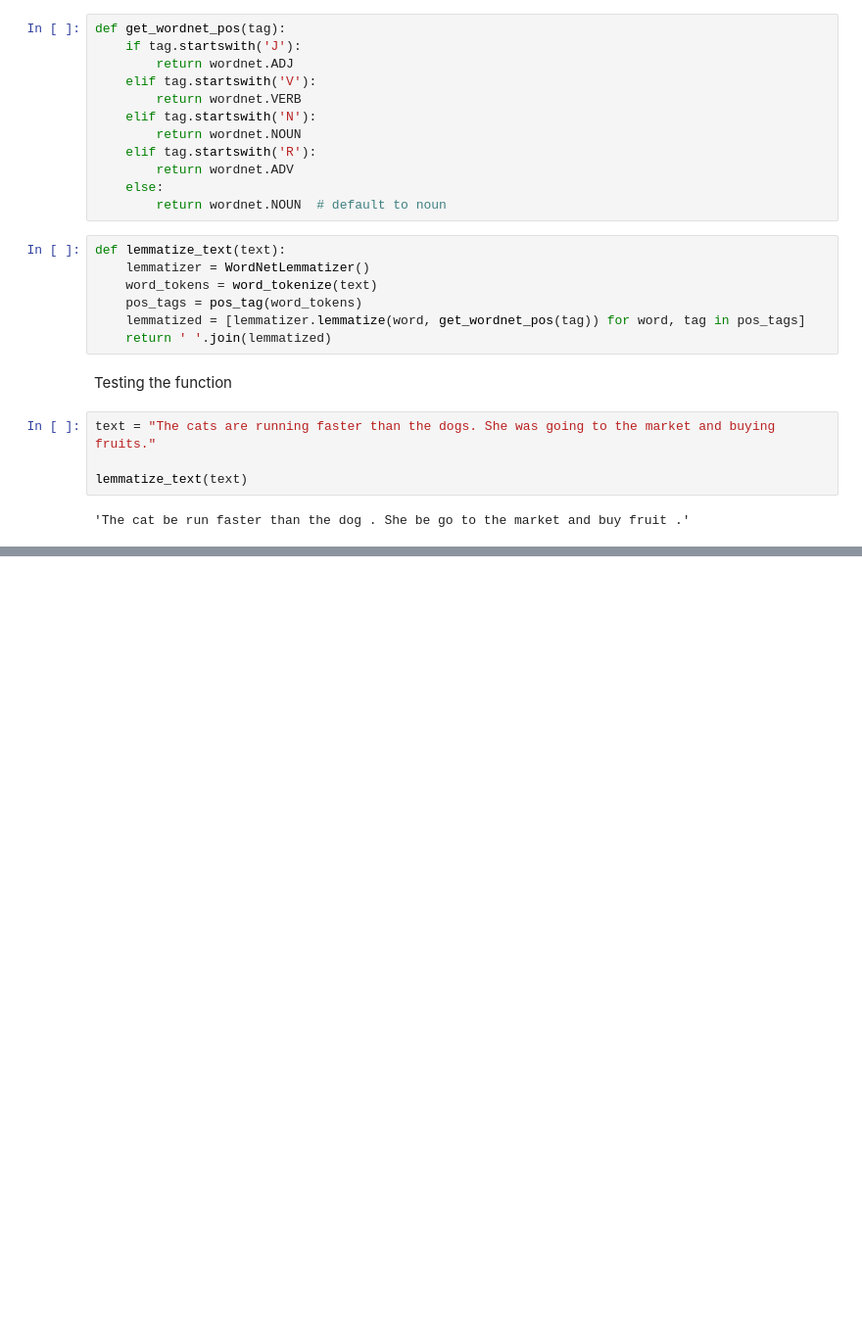
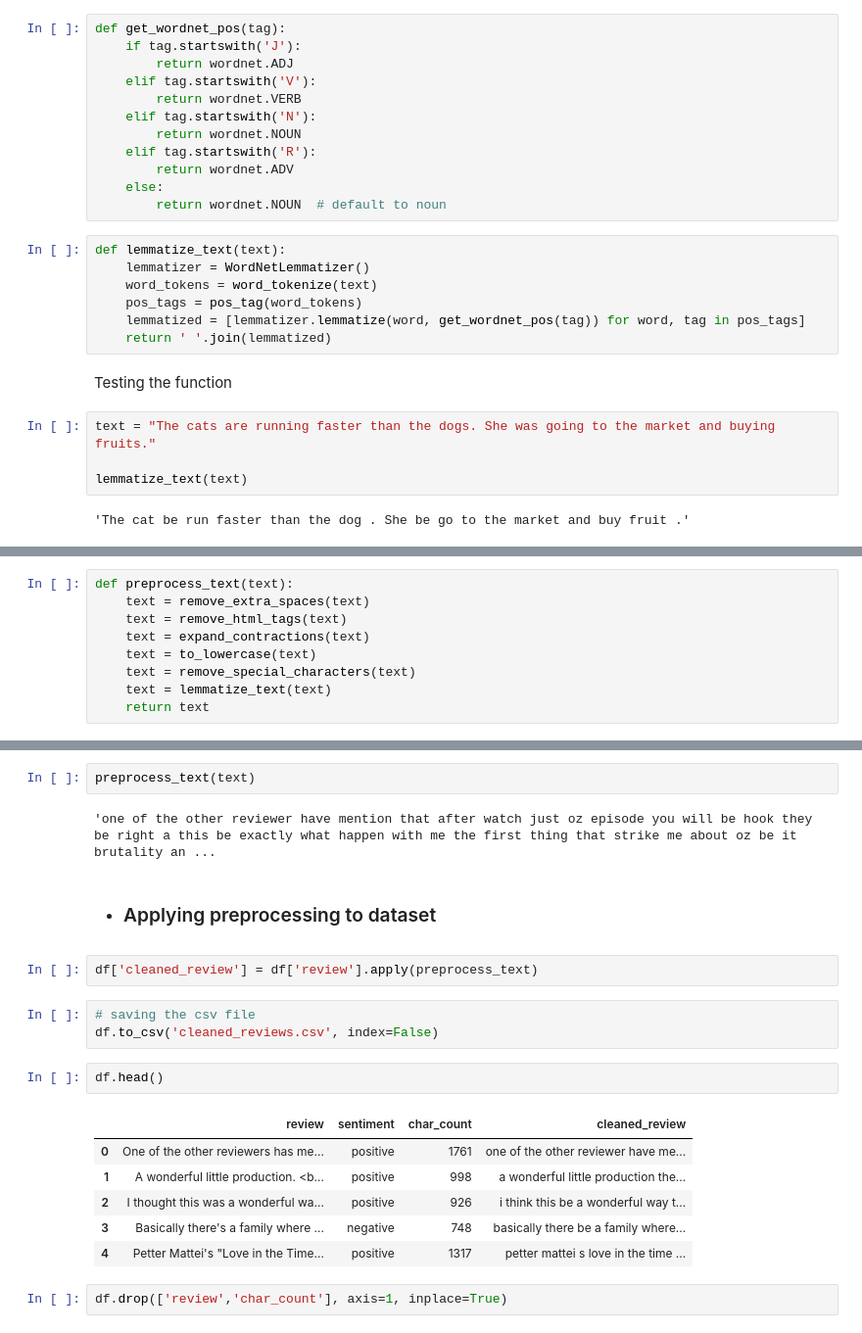
Before and after one commit to ARUN-R-DAS/IMDB-review-sentiment-analysis, a Jupyter notebook: preprocessing.ipynb, the cells around one changed output, grey strips where cells are left out. Shown at 98% size. Cells and saved outputs as stored; diff of their text form; blank space fills up the shorter version.

```diff
--- a/preprocessing.ipynb
+++ b/preprocessing.ipynb
@@ -238,0 +241,9 @@ lemmatize_text(text)
+# %%
+def preprocess_text(text):
+    text = remove_extra_spaces(text)
+    text = remove_html_tags(text)
+    text = expand_contractions(text)
+    text = to_lowercase(text)
+    text = remove_special_characters(text)
+    text = lemmatize_text(text)
+    return text
@@ -238,0 +257,22 @@ lemmatize_text(text)
+# %%
+preprocess_text(text)
+# %% [output]
+'one of the other reviewer have mention that after watch just oz episode you will be hook they be right a this be exactly what happen with me the first thing that strike me about oz be it brutality an ...
+# %% [markdown]
+- ### Applying preprocessing to dataset
+# %%
+df['cleaned_review'] = df['review'].apply(preprocess_text)
+# %%
+# saving the csv file
+df.to_csv('cleaned_reviews.csv', index=False)
+# %%
+df.head()
+# %% [output]
+|  | review | sentiment | char_count | cleaned_review |
+| 0 | One of the other reviewers has me... | positive | 1761 | one of the other reviewer have me... |
+| 1 | A wonderful little production. <b... | positive | 998 | a wonderful little production the... |
+| 2 | I thought this was a wonderful wa... | positive | 926 | i think this be a wonderful way t... |
+| 3 | Basically there's a family where ... | negative | 748 | basically there be a family where... |
+| 4 | Petter Mattei's "Love in the Time... | positive | 1317 | petter mattei s love in the time ... |
+# %%
+df.drop(['review','char_count'], axis=1, inplace=True)
```
Also changed, not shown: parts of 4 cells of this notebook.
